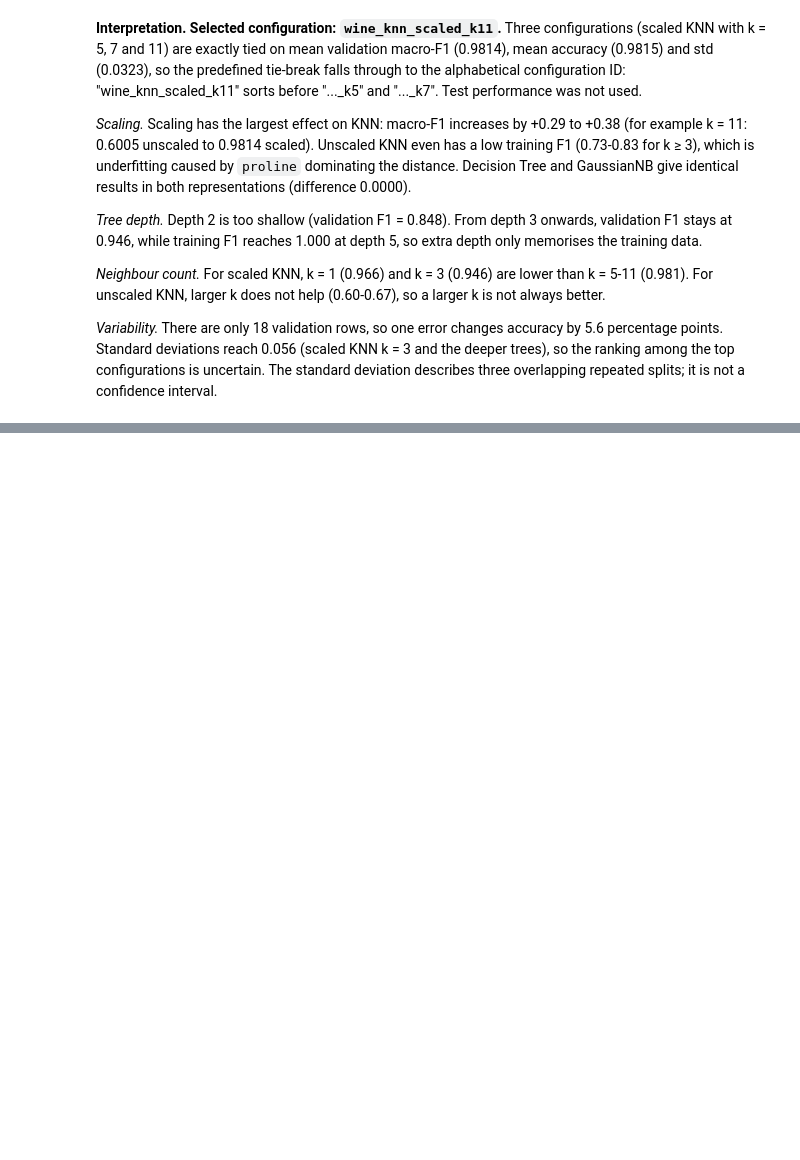
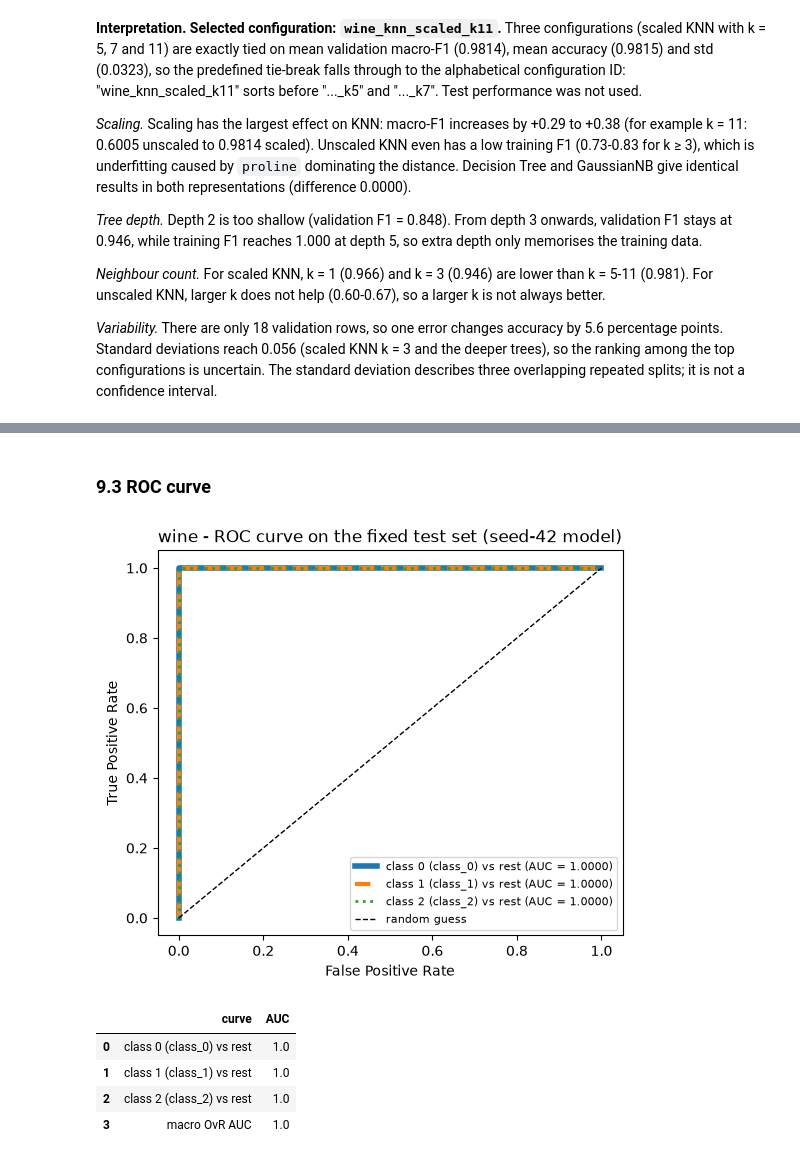
Before and after one commit to selenasurucu/machine-learning-midterm, a Jupyter notebook: wine.ipynb, the cells around one changed output, grey strips where cells are left out. Saved outputs shown, nothing was run; the diff lists cells and outputs as text; code cells hidden in the pictures; blank space fills up the shorter version.

```diff
--- a/wine.ipynb
+++ b/wine.ipynb
@@ -465,0 +545,12 @@ utils.plot_param_curve(summary, DATASET, "knn", "n_neighbors (k)", f"{DATASET}_k
+# %% [markdown]
+### 9.3 ROC curve
+# %%
+aucs = utils.plot_roc(DATASET, final_model, X_test_final, y_test, class_names, f"{DATASET}_roc_curve.png")
+display(pd.DataFrame({"curve": list(aucs.keys()), "AUC": [round(v, 4) for v in aucs.values()]}))
+# %% [output]
+[figure, added]
+|  | curve | AUC |
+| 0 | class 0 (class_0) vs rest | 1.0 |
+| 1 | class 1 (class_1) vs rest | 1.0 |
+| 2 | class 2 (class_2) vs rest | 1.0 |
+| 3 | macro OvR AUC | 1.0 |
```
Also changed, not shown: parts of 9 cells of this notebook, 2 other files.
